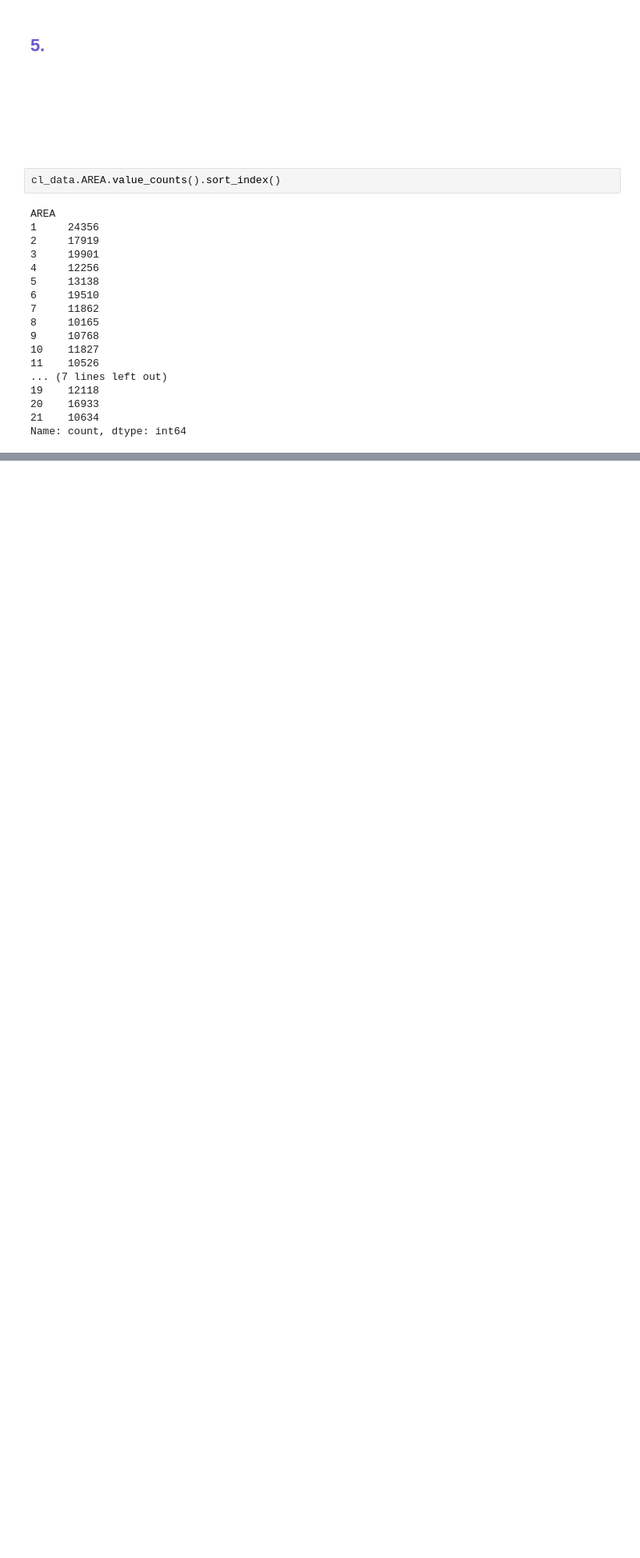
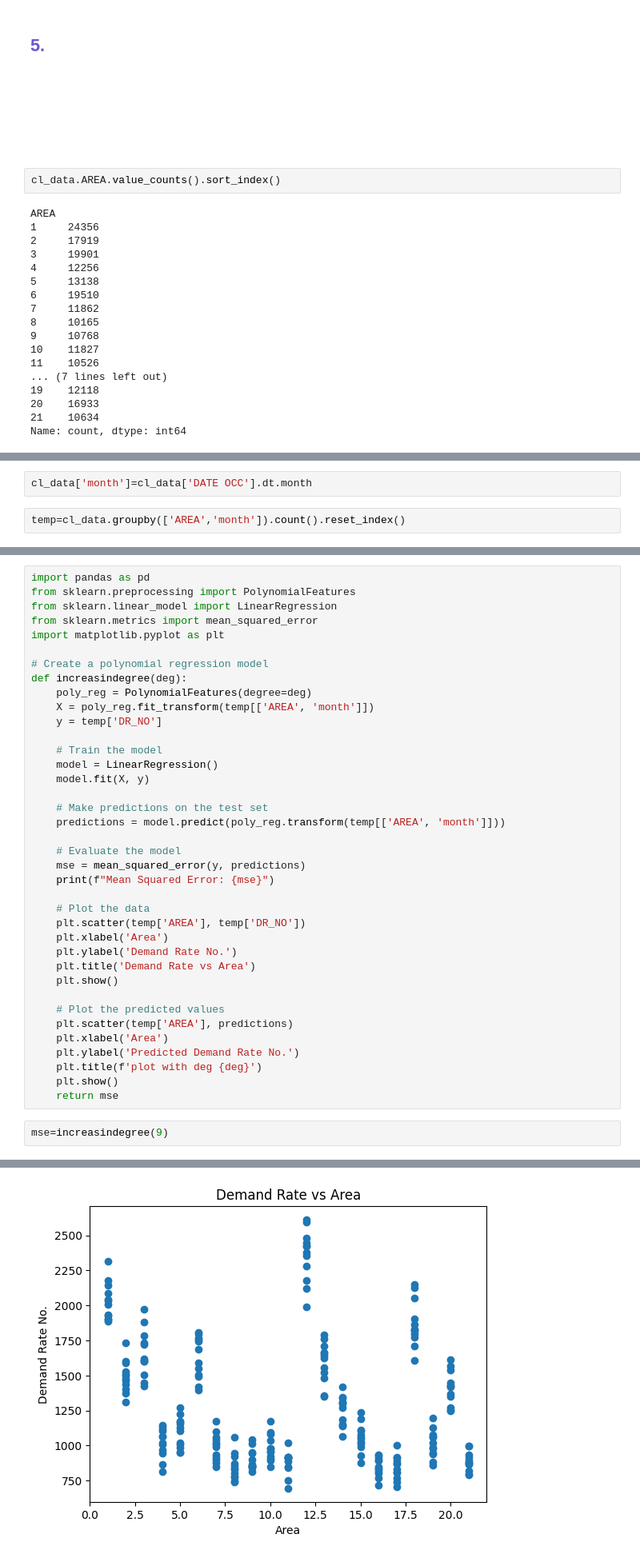
Before and after one commit to kavioleta08/Actividad2, a Jupyter notebook: Activity 2_ Regressions.ipynb, the cells around one changed output, grey strips where cells are left out. Shown at 80% size. Drawn from its saved outputs; the diff is of its cells as text; blank space fills up the shorter version.

Commit message:
feature: excersie 5 polynomial regression

```diff
--- a/Activity 2_ Regressions.ipynb
+++ b/Activity 2_ Regressions.ipynb
@@ -589,0 +579,4 @@ TypeError: LinearRegression.fit() missing 1 required positional argument: 'y'
+# %%
+cl_data['month']=cl_data['DATE OCC'].dt.month
+# %%
+temp=cl_data.groupby(['AREA','month']).count().reset_index()
@@ -589,0 +617,41 @@ TypeError: LinearRegression.fit() missing 1 required positional argument: 'y'
+# %%
+import pandas as pd
+from sklearn.preprocessing import PolynomialFeatures
+from sklearn.linear_model import LinearRegression
+from sklearn.metrics import mean_squared_error
+import matplotlib.pyplot as plt
+
+# Create a polynomial regression model
+def increasindegree(deg):
+    poly_reg = PolynomialFeatures(degree=deg)
+    X = poly_reg.fit_transform(temp[['AREA', 'month']])
+    y = temp['DR_NO']
+
+    # Train the model
+    model = LinearRegression()
+    model.fit(X, y)
+
+    # Make predictions on the test set
+    predictions = model.predict(poly_reg.transform(temp[['AREA', 'month']]))
+
+    # Evaluate the model
+    mse = mean_squared_error(y, predictions)
+    print(f"Mean Squared Error: {mse}")
+
+    # Plot the data
+    plt.scatter(temp['AREA'], temp['DR_NO'])
+    plt.xlabel('Area')
+    plt.ylabel('Demand Rate No.')
+    plt.title('Demand Rate vs Area')
+    plt.show()
+
+    # Plot the predicted values
+    plt.scatter(temp['AREA'], predictions)
+    plt.xlabel('Area')
+    plt.ylabel('Predicted Demand Rate No.')
+    plt.title(f'plot with deg {deg}')
+    plt.show()
+    return mse
+# %%
+mse=increasindegree(9)
+# %% [output]
@@ -589,0 +659 @@ TypeError: LinearRegression.fit() missing 1 required positional argument: 'y'
+[figure, added]
```
Also changed, not shown: parts of 19 cells of this notebook.
